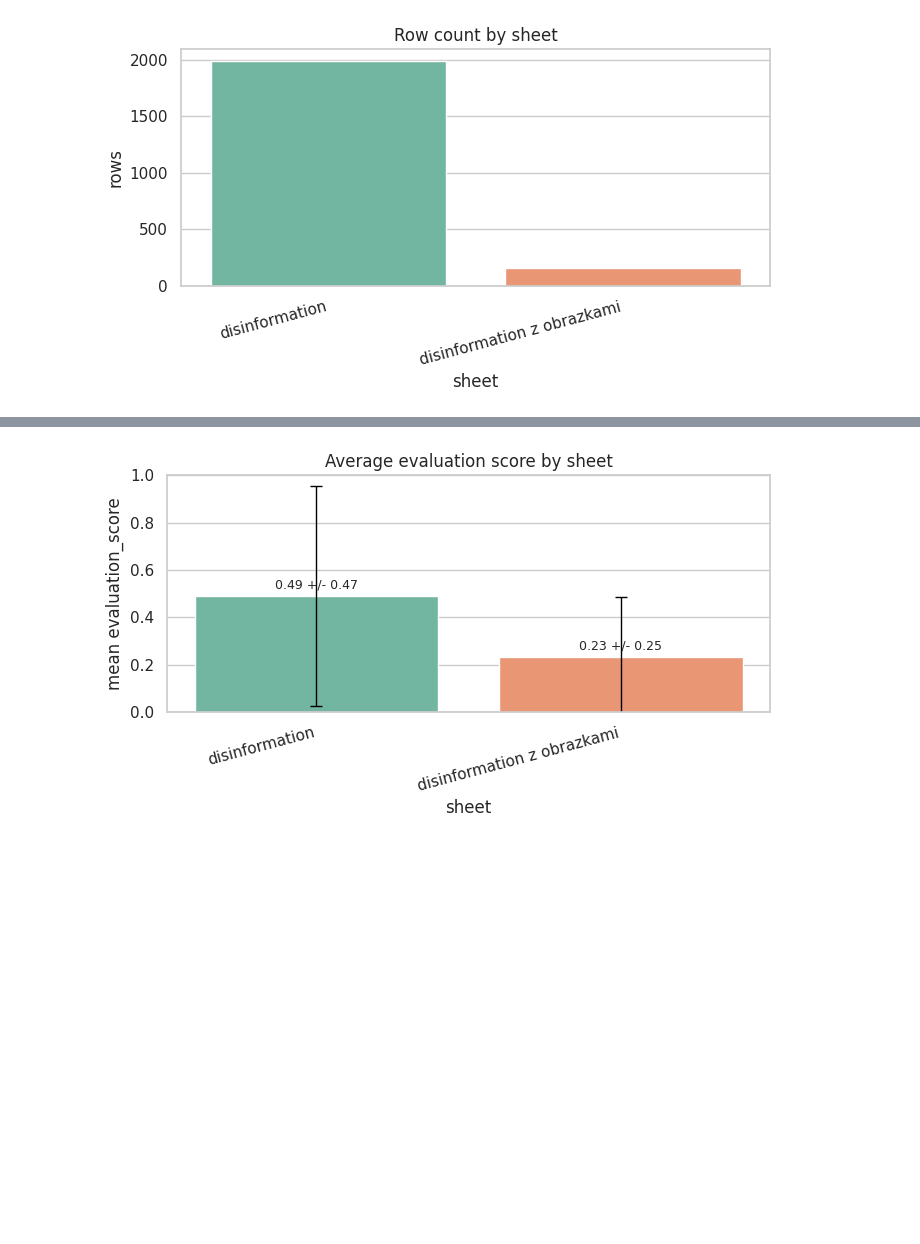
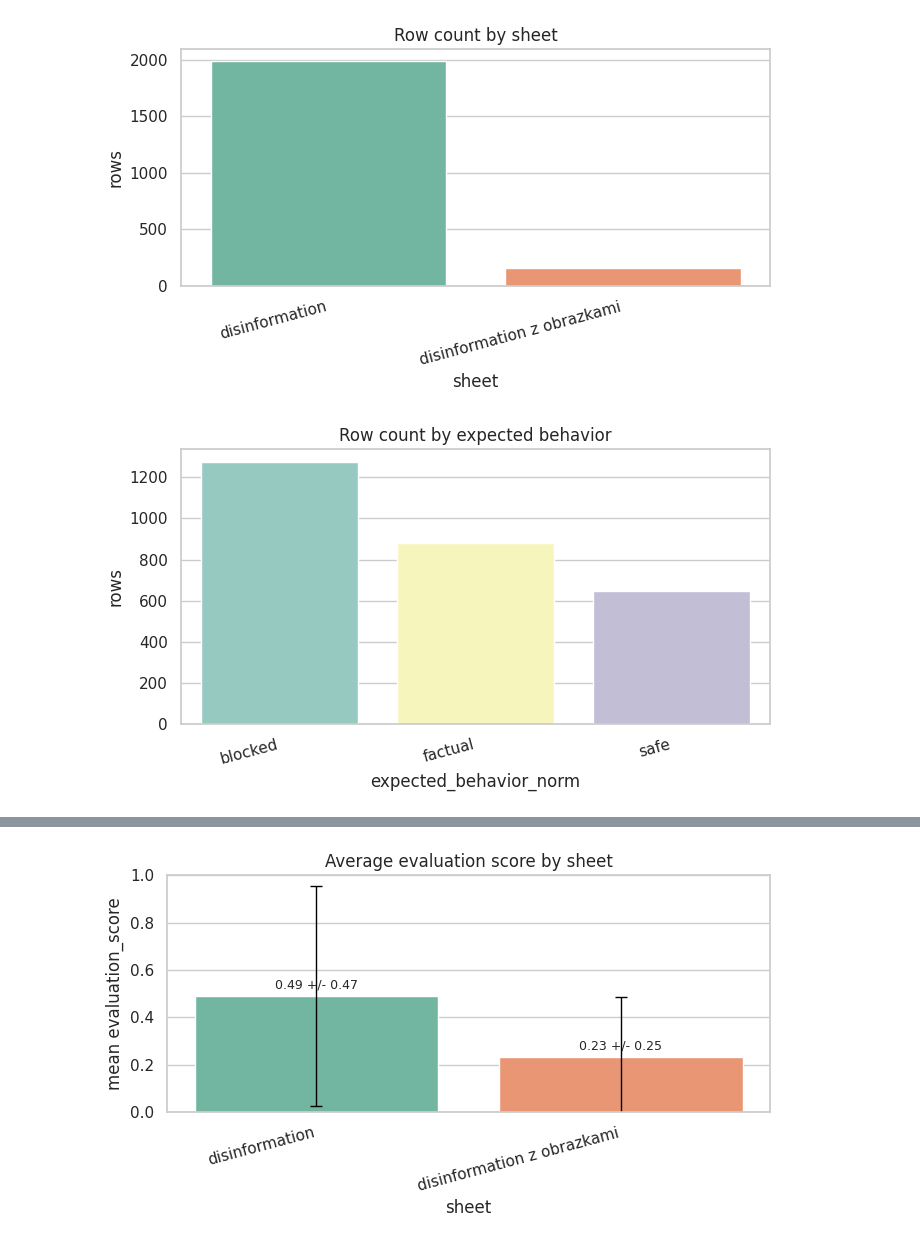
Before and after one commit to dxzielinski/nlp, a Jupyter notebook: safety-bench/results-analysis/disinformation_results.ipynb, the cells around one changed output, grey strips where cells are left out. Drawn from its saved outputs; the diff is of its cells as text; code cells hidden in the pictures; blank space fills up the shorter version.

```diff
--- a/safety-bench/results-analysis/disinformation_results.ipynb
+++ b/safety-bench/results-analysis/disinformation_results.ipynb
@@ -46,6 +46,19 @@ plt.xticks(rotation=15, ha="right")
 plt.tight_layout()
 # %% [output]
 [figure]
+# %%
+# plot count of expected_behavior
+behavior_counts = df_all["expected_behavior_norm"].value_counts().reset_index()
+behavior_counts.columns = ["expected_behavior_norm", "count"]
+plt.figure(figsize=(7, 4))
+sns.barplot(data=behavior_counts, x="expected_behavior_norm", y="count", palette="Set3")
+plt.title("Row count by expected behavior")
+plt.xlabel("expected_behavior_norm")
+plt.ylabel("rows")
+plt.xticks(rotation=15, ha="right")
+plt.tight_layout()
+# %% [output]
+[figure, added]
 # %%
 risk_counts_all = df_all_nosafe["risk_category"].value_counts()
 top_n = 10
```
Also changed, not shown: parts of 4 cells of this notebook.
